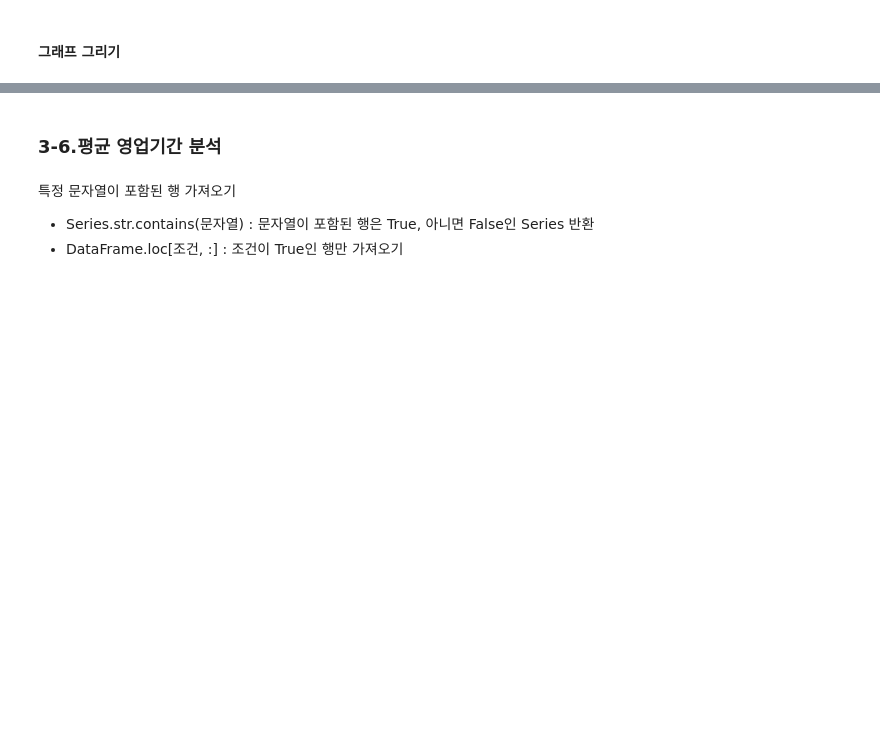
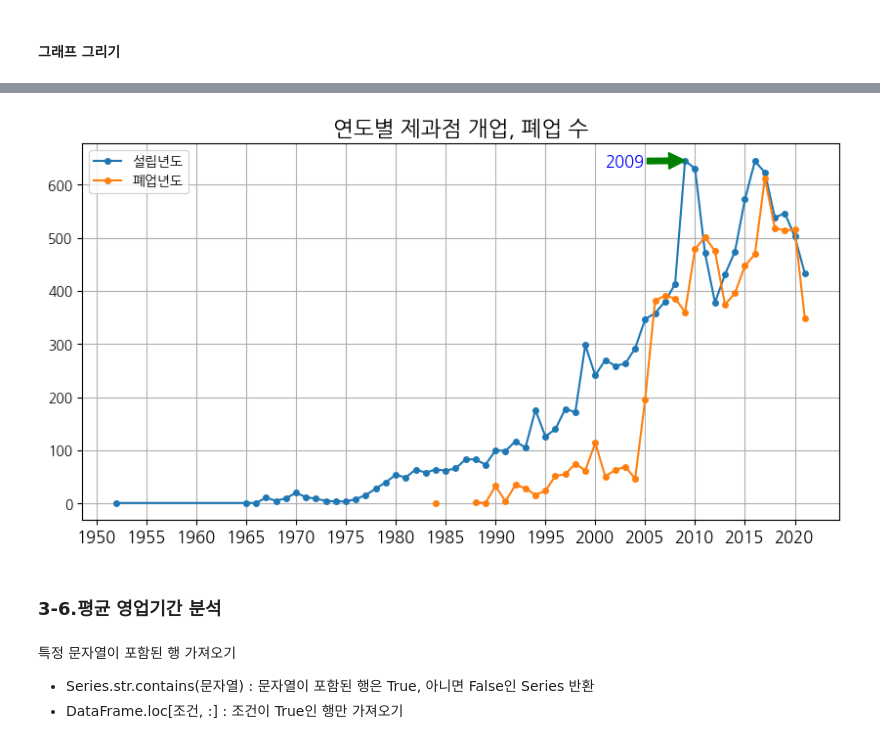
Before and after one commit to localtic/bigdata, a Jupyter notebook: [pandas_04]_제과점_서울_어디에_오픈할까_LAB.ipynb, the cells around one changed output, grey strips where cells are left out. Saved outputs shown, nothing was run; the diff lists cells and outputs as text; code cells hidden in the pictures; blank space fills up the shorter version.

```diff
--- a/[pandas_04]_제과점_서울_어디에_오픈할까_LAB.ipynb
+++ b/[pandas_04]_제과점_서울_어디에_오픈할까_LAB.ipynb
@@ -381,3 +509,19 @@ Series의 연산
+# %%
+# apply 사용하는 법
+def func(x):
+  nyear = 2021
+  if x['상태코드']==1:
+    r = nyear - x['설립년도'] + 1
+  else:
+    r = x['폐업년도'] - x['설립년도'] + 1
+  return r
+
+def func2(x):
+  nyear = 2021
+  return nyear - x['설립년도'] + 1 if x['상태코드']==1 else x['폐업년도'] - x['설립년도'] + 1
+
+bread['영업기간'] = bread.apply(func, axis=1) # axis=1 행 하나하나를 x로 받음
+# bread.apply(lambda x : (nyear - x['설립년도'] + 1 if x['상태코드']==1) else (x['폐업년도'] - x['설립년도'] + 1), axis=1)
 # %% [markdown]
 Series를 DataFrame으로 만들기
 - pd.DataFrame(Series)
@@ -392,3 +536,5 @@ DataFrame의 전치행렬 구하기
 # %%
 # [4-22] bread의 '설립년도'별 데이터 수를 구해 년도별로 정렬하고,
 # DataFrame으로 변경하여 전치행렬을 구해 temp1 이름을 부여해 출력합니다.
+temp1 = bread['설립년도'].value_counts().sort_index().to_frame().T
+temp1
@@ -395,3 +545,5 @@ DataFrame의 전치행렬 구하기
 # %%
 # [4-23] bread의 '폐업년도'별 데이터 수를 구해 년도별로 정렬하고,
 # DataFrame으로 변경하여 전치행렬을 구해 temp2 이름을 부여해 출력합니다.
+temp2 = bread['폐업년도'].value_counts().sort_index().to_frame().T
+temp2
@@ -401,3 +557,6 @@ DataFrame의 전치행렬 구하기
 - DataFrame의 목록에 있는 순서대로 위 -> 아래 방향으로 합쳐 한 개 DataFrame 반환
 # %%
 # [4-23] temp1, temp2를 합쳐서 temp라고 이름 붙입니다.
+# join='inner' 하면 양쪽 다 속한 컬럼만 나옴
+temp = pd.concat([temp1, temp2], join='outer')
+temp
@@ -413,3 +602,15 @@ import koreanize_matplotlib
+# %%
+# [4-25] 년도별 제과정 개업, 폐업에 대한 선 그래프 그리기
+dataT = temp.iloc[:, :-1].T
+dataT.plot.line(figsize=(10, 5), marker='o', markersize=4)
+plt.xticks(range(1950, 2022, 5), fontsize=12)
+plt.title('연도별 제과점 개업, 폐업 수', fontsize=16)
+plt.annotate('2009', (2009, 645), (2001, 635),
+             arrowprops={'color':'green'}, fontsize=12, color='blue')
+plt.grid()
+plt.show()
+# %% [output]
+[figure, added]
 # %% [markdown]
 ### 3-6.평균 영업기간 분석
 # %% [markdown]
```
Also changed, not shown: parts of 44 cells of this notebook.
